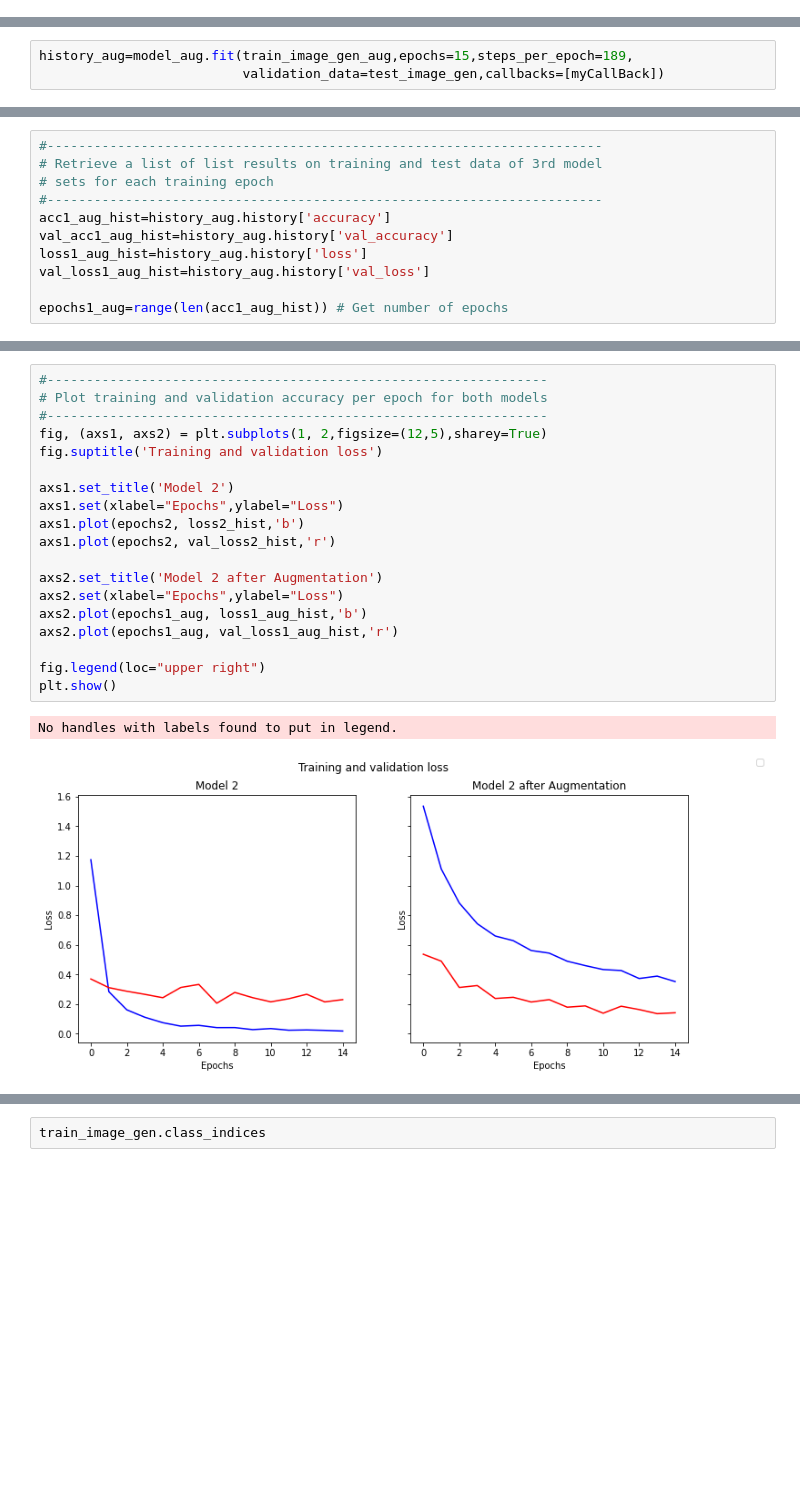
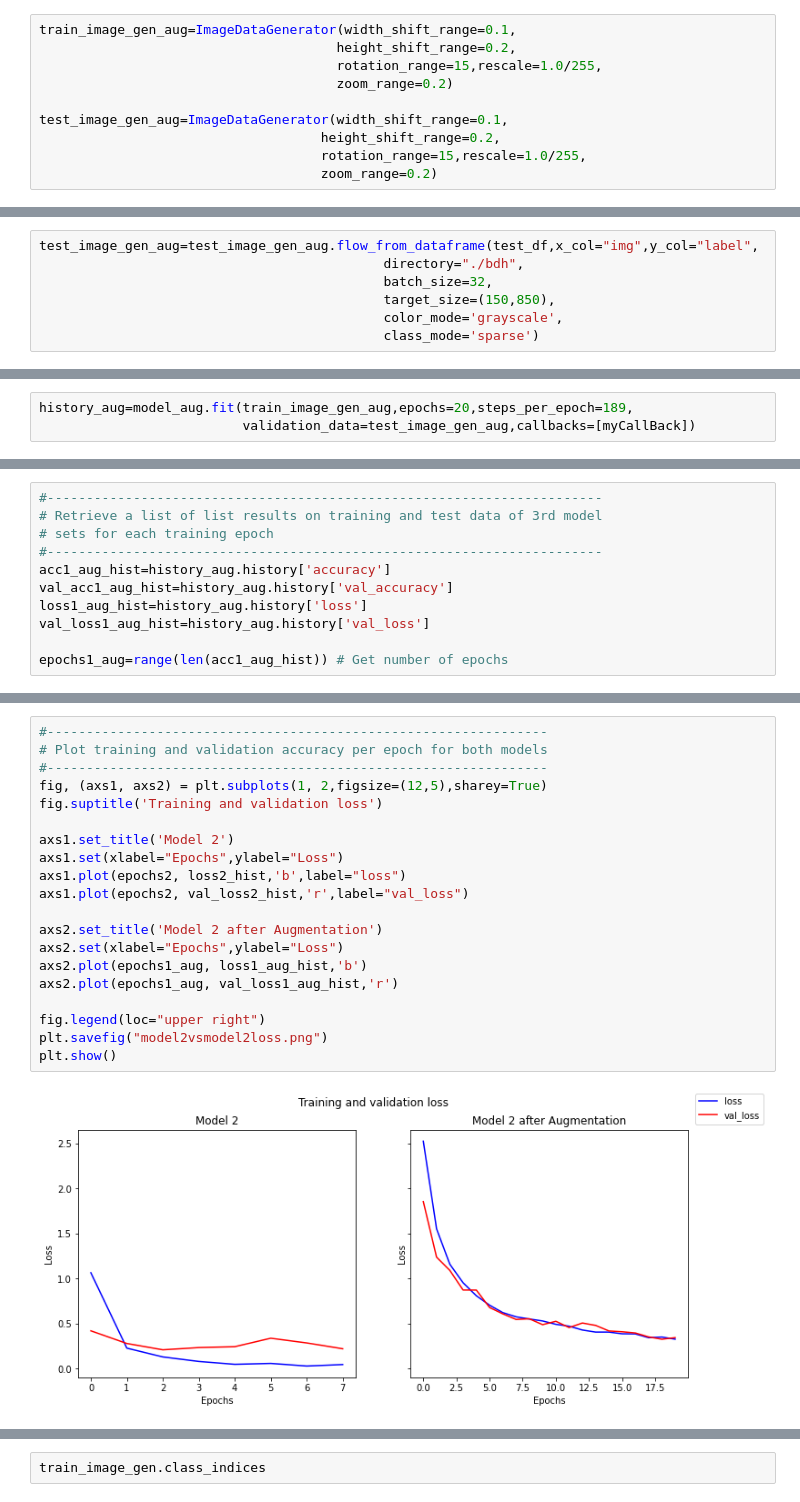
Before and after one commit to amFarrouk/OCR_prj, a Jupyter notebook: simpleCNN.ipynb, the cells around one changed output, grey strips where cells are left out. Drawn from its saved outputs; the diff is of its cells as text; blank space fills up the shorter version.

Commit message:
final run to recover demo data

```diff
--- a/simpleCNN.ipynb
+++ b/simpleCNN.ipynb
@@ -500,3 +543,13 @@ for img_batch in datagen.flow(img, batch_size=batch_size):
+# %%
+train_image_gen_aug=ImageDataGenerator(width_shift_range=0.1,
+                                      height_shift_range=0.2,
+                                      rotation_range=15,rescale=1.0/255,
+                                      zoom_range=0.2)
+
+test_image_gen_aug=ImageDataGenerator(width_shift_range=0.1,
+                                    height_shift_range=0.2,
+                                    rotation_range=15,rescale=1.0/255,
+                                    zoom_range=0.2)
 # %%
 train_image_gen_aug=datagen.flow_from_dataframe(train_df,x_col="img",y_col="label",
                                             directory="./bdh",
@@ -506,3 +559,10 @@ train_image_gen_aug=datagen.flow_from_dataframe(train_df,x_col="img",y_col="labe
                                             class_mode='sparse')
 # %% [output]
 Found 6048 validated image filenames belonging to 22 classes.
+# %%
+test_image_gen_aug=test_image_gen_aug.flow_from_dataframe(test_df,x_col="img",y_col="label",
+                                            directory="./bdh",
+                                            batch_size=32,
+                                            target_size=(150,850),
+                                            color_mode='grayscale',
+                                            class_mode='sparse')
@@ -539,6 +601,6 @@ myCallBack=tf.keras.callbacks.EarlyStopping(monitor="val_accuracy",patience=3)
 
 model_aug.compile(optimizer=optim, loss=loss, metrics=['accuracy'])
 # %%
-history_aug=model_aug.fit(train_image_gen_aug,epochs=15,steps_per_epoch=189,
-                          validation_data=test_image_gen,callbacks=[myCallBack])
+history_aug=model_aug.fit(train_image_gen_aug,epochs=20,steps_per_epoch=189,
+                          validation_data=test_image_gen_aug,callbacks=[myCallBack])
 # %% [output]
@@ -595,25 +657,25 @@ No handles with labels found to put in legend.
 # %%
 #----------------------------------------------------------------
 # Plot training and validation accuracy per epoch for both models
 #----------------------------------------------------------------
 fig, (axs1, axs2) = plt.subplots(1, 2,figsize=(12,5),sharey=True)
 fig.suptitle('Training and validation loss')
 
 axs1.set_title('Model 2')
 axs1.set(xlabel="Epochs",ylabel="Loss")
-axs1.plot(epochs2, loss2_hist,'b')
-axs1.plot(epochs2, val_loss2_hist,'r')
+axs1.plot(epochs2, loss2_hist,'b',label="loss")
+axs1.plot(epochs2, val_loss2_hist,'r',label="val_loss")
 
 axs2.set_title('Model 2 after Augmentation')
 axs2.set(xlabel="Epochs",ylabel="Loss")
 axs2.plot(epochs1_aug, loss1_aug_hist,'b')
 axs2.plot(epochs1_aug, val_loss1_aug_hist,'r')
 
 fig.legend(loc="upper right")
+plt.savefig("model2vsmodel2loss.png")
 plt.show()
 # %% [output]
-No handles with labels found to put in legend.
-[figure, old version]
+[figure, new version]
 # %%
 """
 5920	de42_055.bmp	12
```
Also changed, not shown: parts of 24 cells of this notebook.
